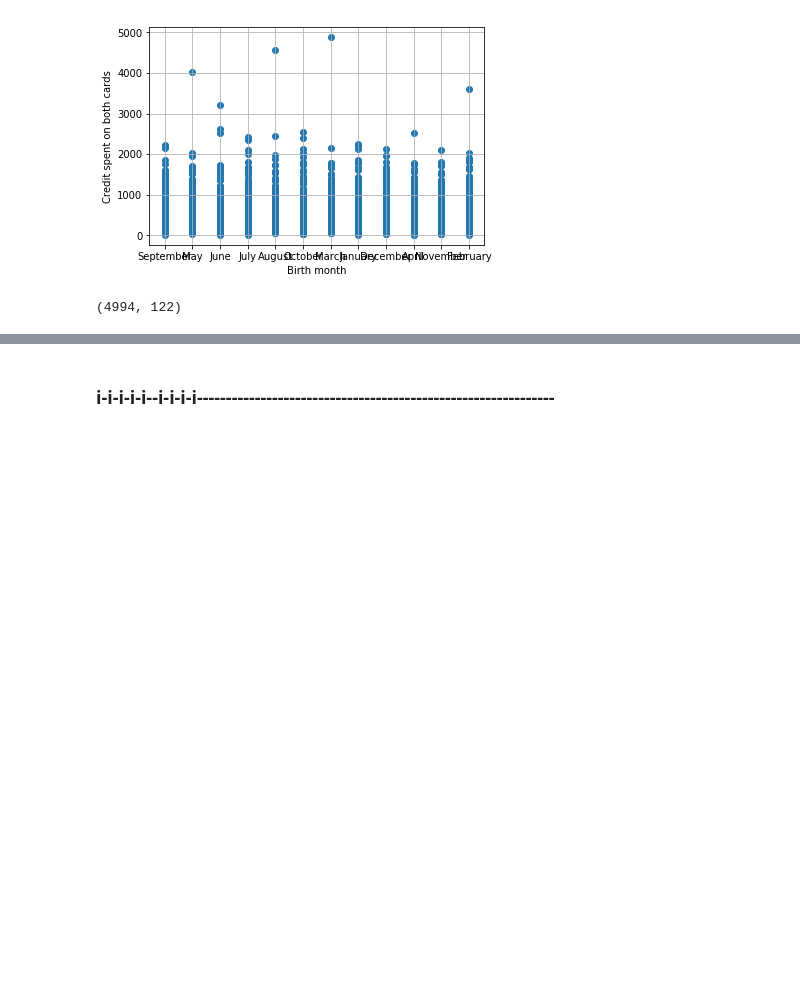
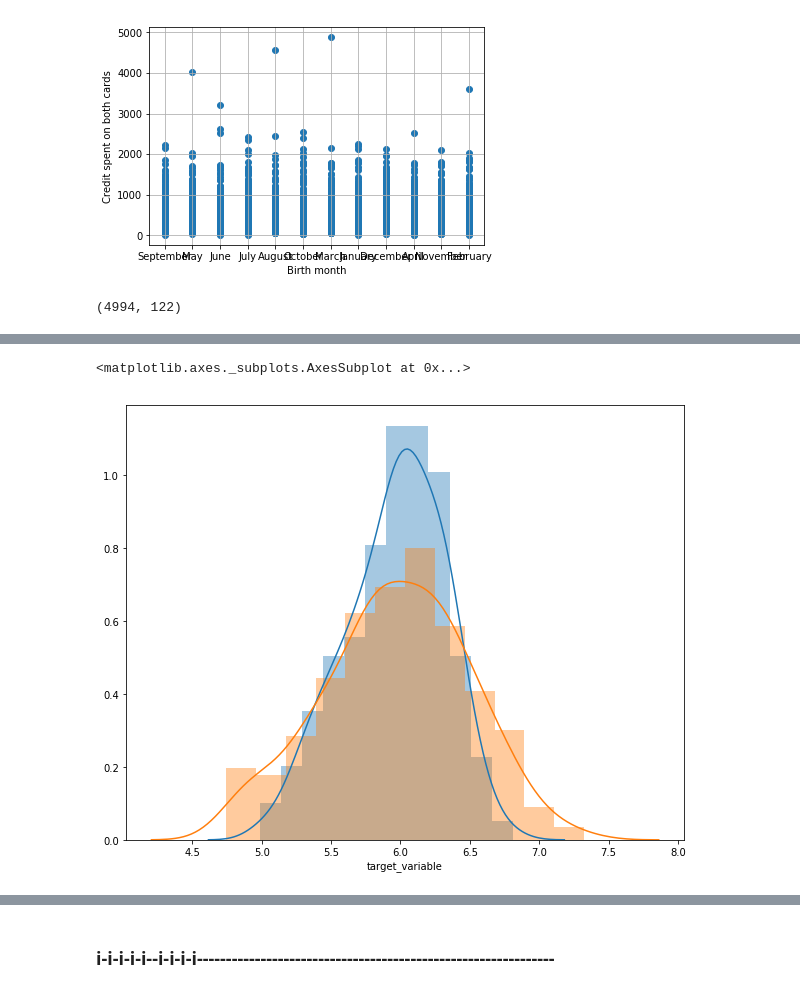
Before and after one commit to mohan-aditya05/credit_card_spend_regression, a Jupyter notebook: Credit Card Spend Prediction.ipynb, the cells around one changed output, grey strips where cells are left out. Drawn from its saved outputs; the diff is of its cells as text; code cells hidden in the pictures; blank space fills up the shorter version.

```diff
--- a/Credit Card Spend Prediction.ipynb
+++ b/Credit Card Spend Prediction.ipynb
@@ -814,3 +859,10 @@ plt.scatter(range(len(y_pred)),y_pred)
+# %%
+plt.figure(figsize=(10,8))
+sns.distplot(y_pred)
+sns.distplot(y_test)
+# %% [output]
+<matplotlib.axes._subplots.AxesSubplot at 0x...>
+[figure, added]
 # %%
 from sklearn.metrics import mean_squared_error
 mean_squared_error(y_test,y_pred)
```
Also changed, not shown: parts of 39 cells of this notebook, 1 other file.
